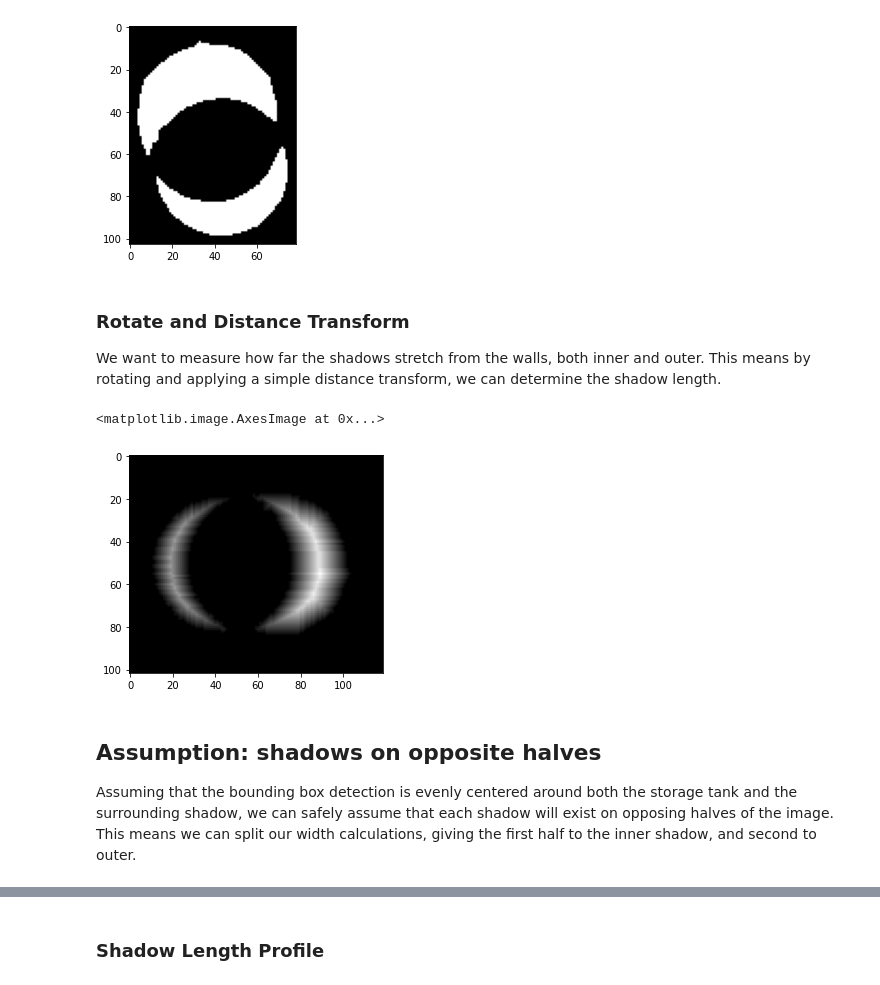
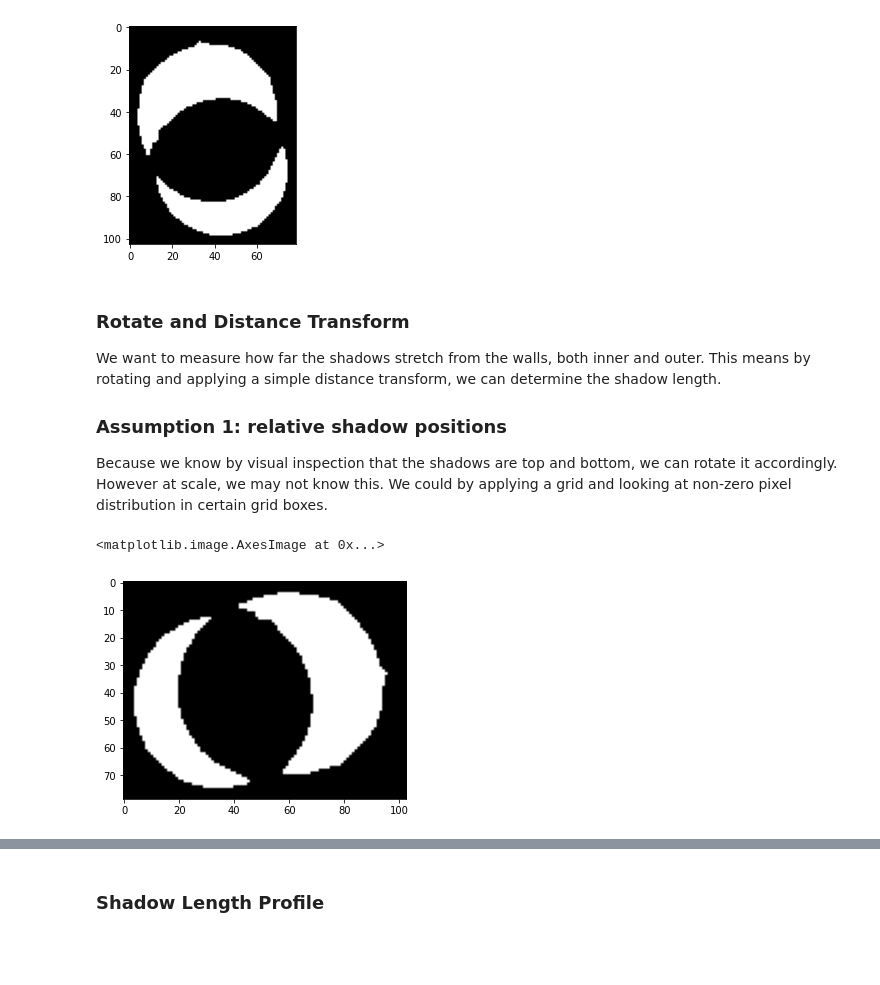
Before and after one commit to d-smit/oil-tank-measurer, a Jupyter notebook: oil_analysis.ipynb, the cells around one changed output, grey strips where cells are left out. Cells and saved outputs as stored; diff of their text form; code cells hidden in the pictures; blank space fills up the shorter version.

```diff
--- a/oil_analysis.ipynb
+++ b/oil_analysis.ipynb
@@ -33,7 +37,7 @@ ax1.imshow(tank1, cmap='gray')
 
 We can simulate the detection by simply cropping one of the tanks from the above image.
 # %%
-img = cv2.imread('tank_3.jpg', 0)
+img = cv2.imread('tanks/tank_3.jpg', 0)
 plt.imshow(img, cmap='gray')
 # %% [output]
 <matplotlib.image.AxesImage at 0x...>
@@ -57,7 +61,13 @@ We can smooth out the image by convolving with a Gaussian filter. This removes s
 # %%
-blur = cv2.GaussianBlur(img,(5,5),0)
-ret, img = cv2.threshold(blur, 255, 255, cv2.THRESH_OTSU)
-plt.imshow(img, cmap='gray')
+def smooth_and_thresh(img):
+
+    blur = cv2.GaussianBlur(img,(5,5),0)
+    ret, bin_img = cv2.threshold(blur, 0, 255, cv2.THRESH_OTSU)
+
+    return bin_img
+
+img_bin = smooth_and_thresh(img)
+plt.imshow(img_bin, cmap='gray')
 # %% [output]
 <matplotlib.image.AxesImage at 0x...>
 [figure]
@@ -68,10 +78,15 @@ Our regions of interest should ideally be non-zero, so we invert the values and
 # %%
-img = np.invert(img)
-shadow = img > 0
-clean = remove_small_objects(shadow, min_size=300)
-clean = remove_small_objects(clean, min_size=300)
-clean = np.uint8(clean)
-plt.imshow(clean, cmap='gray')
+def invert_and_clean(img):
+
+    img = np.invert(img)
+    shadow = img > 0
+    clean = remove_small_objects(shadow, min_size=300)
+    clean = remove_small_objects(clean, min_size=300)
+    clean = np.uint8(clean)
+    return clean
+
+img_clean = invert_and_clean(img_bin)
+plt.imshow(img_clean, cmap='gray')
 # %% [output]
 <matplotlib.image.AxesImage at 0x...>
 [figure]
@@ -79,17 +94,18 @@ plt.imshow(clean, cmap='gray')
 ### Rotate and Distance Transform
 
 We want to measure how far the shadows stretch from the walls, both inner and outer. This means by rotating and applying a simple distance transform, we can determine the shadow length.
+
+
+### Assumption 1: relative shadow positions
+
+Because we know by visual inspection that the shadows are top and bottom, we can rotate it accordingly. However at scale, we may not know this. We could by applying a grid and looking at non-zero pixel distribution in certain grid boxes.
-# %%
-img_rot = copy.copy(clean)
-img_rot = rotate(img_rot, -104, reshape=True)
-img_trans = img_rot.copy()
-dists = cv2.distanceTransform(img_trans, cv2.DIST_L1, 5)
-
-plt.imshow(dists, cmap='gray')
-# %% [output]
-<matplotlib.image.AxesImage at 0x...>
-[figure, removed]
-# %% [markdown]
-## Assumption: shadows on opposite halves
-
-Assuming that the bounding box detection is evenly centered around both the storage tank and the surrounding shadow, we can safely assume that each shadow will exist on opposing halves of the image. This means we can split our width calculations, giving the first half to the inner shadow, and second to outer.
+# %%
+def rotate_img(img):
+
+    return rotate(img, -90, reshape=True)
+
+img_rot = rotate_img(img_clean)
+plt.imshow(img_rot, cmap='gray')
+# %% [output]
+<matplotlib.image.AxesImage at 0x...>
+[figure, added]
```
Also changed, not shown: parts of 26 cells of this notebook, 13 other files.
